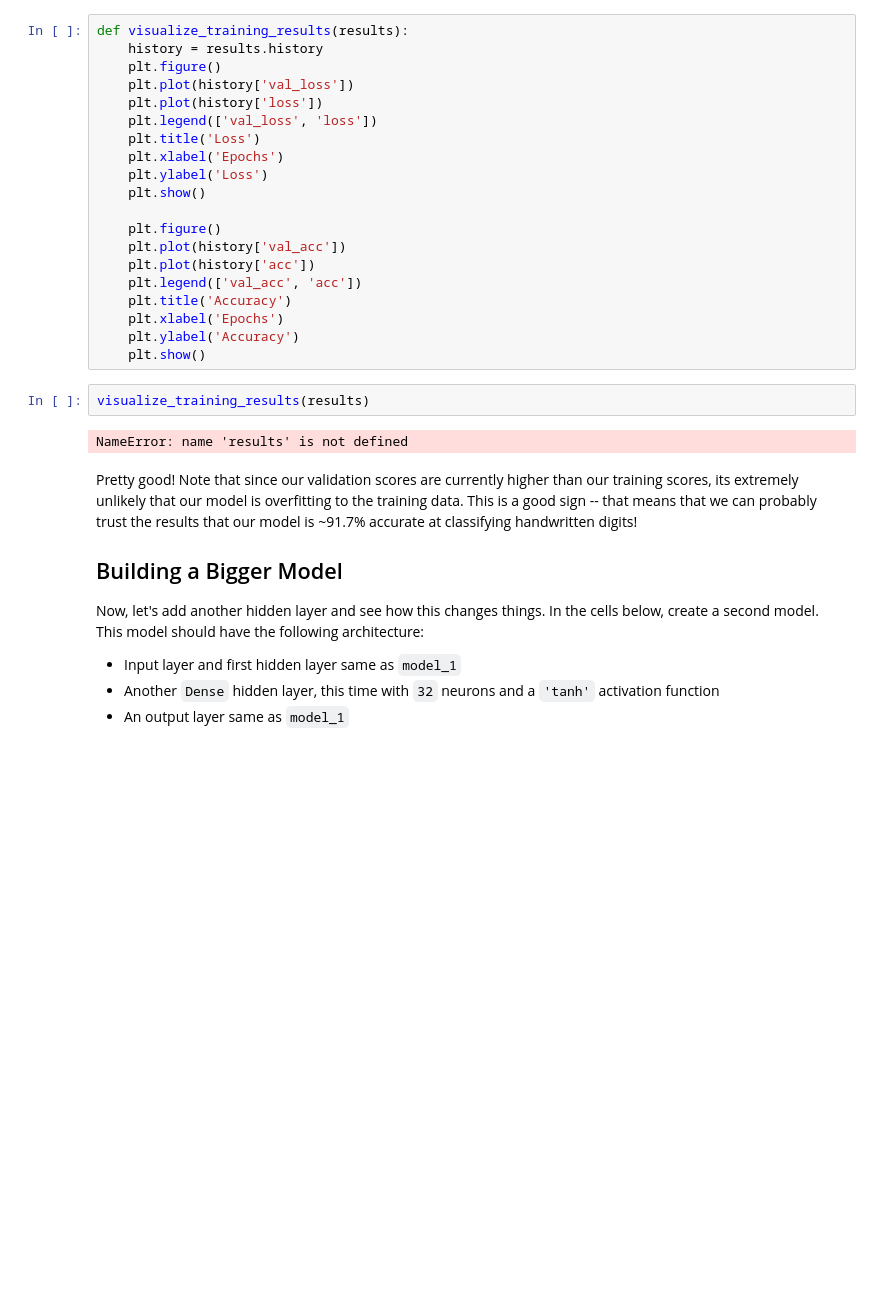
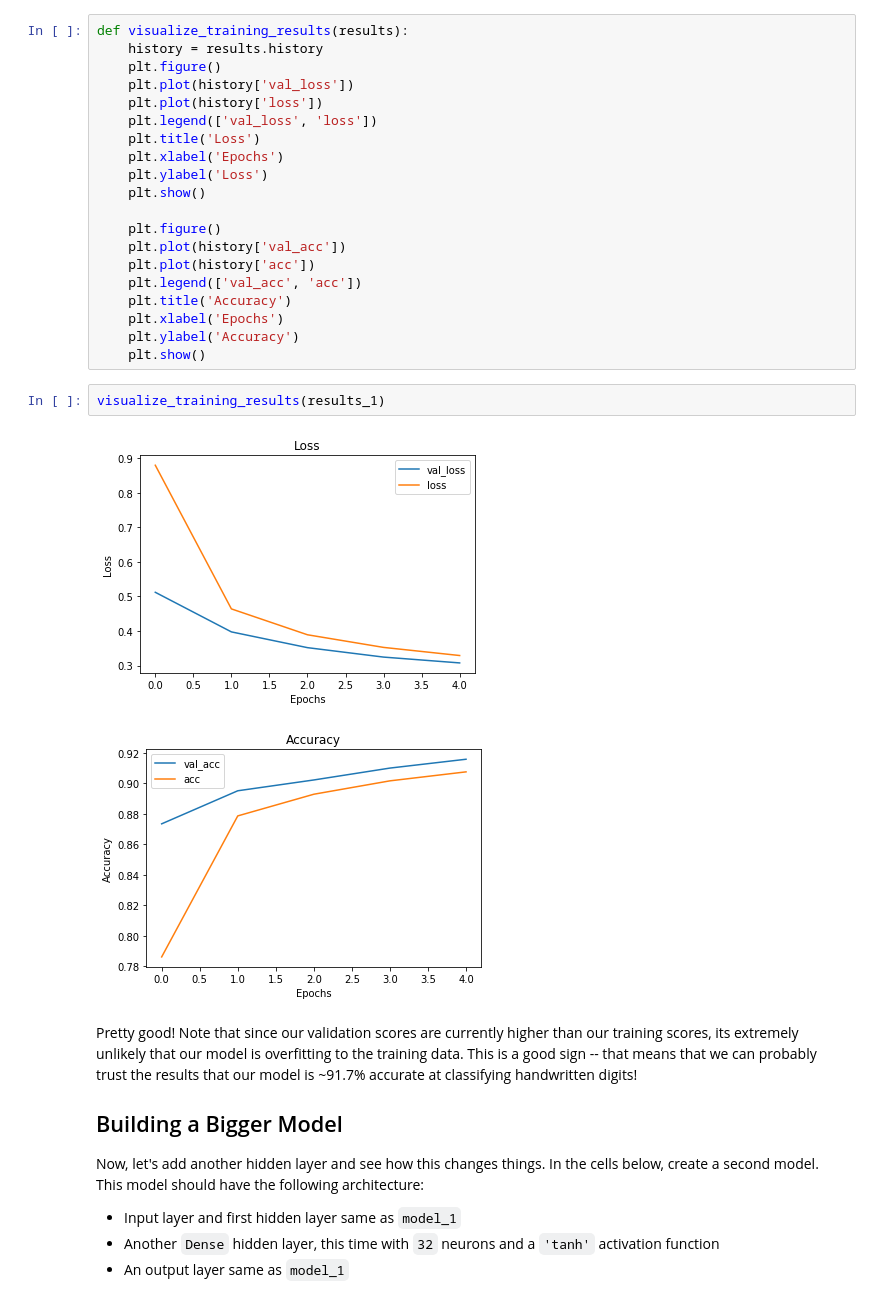
Before and after one commit to daveajstearns/dsc-image-classification-with-mlps-lab-nyc-ds-021720, a Jupyter notebook: index.ipynb, the cells around one changed output. Cells and saved outputs as stored; diff of their text form; blank space fills up the shorter version.

```diff
--- a/index.ipynb
+++ b/index.ipynb
@@ -239,9 +239,10 @@ def visualize_training_results(results):
     plt.ylabel('Accuracy')
     plt.show()
 # %%
-visualize_training_results(results)
+visualize_training_results(results_1)
 # %% [output]
-NameError: name 'results' is not defined
+[figure, added]
+[figure, added]
 # %% [markdown]
 Pretty good! Note that since our validation scores are currently higher than our training scores, its extremely unlikely that our model is overfitting to the training data. This is a good sign -- that means that we can probably trust the results that our model is ~91.7% accurate at classifying handwritten digits!
 
```
